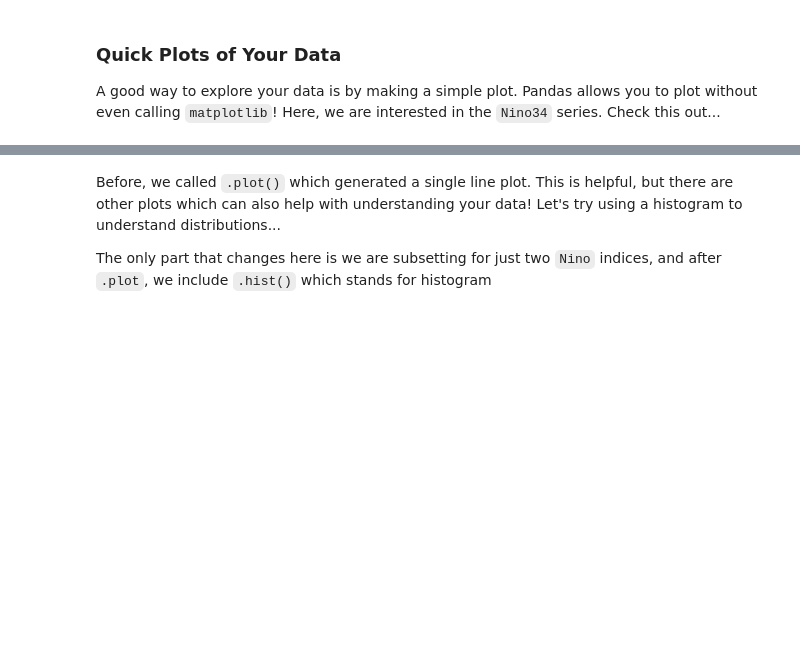
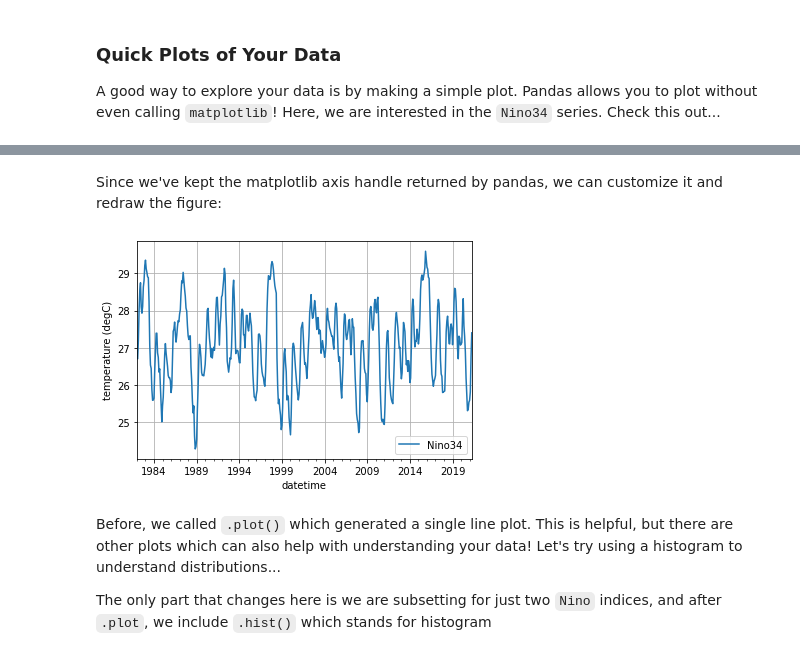
Before and after one commit to phaustin/eosc211_students, a Jupyter notebook: _sources/wk11/pythia_pandas.ipynb, the cells around one changed output, grey strips where cells are left out. Cells and saved outputs as stored; diff of their text form; code cells hidden in the pictures; blank space fills up the shorter version.

```diff
--- a/_sources/wk11/pythia_pandas.ipynb
+++ b/_sources/wk11/pythia_pandas.ipynb
@@ -518,0 +576,2 @@ df.Nino34.plot();
+# %%
+ax0 = df.Nino34.plot(label='Nino34')
@@ -519,3 +580,13 @@ df.Nino34.plot();
+# %% [markdown]
+Since we've kept the matplotlib axis handle returned by pandas, we can customize it and redraw
+the figure:
+# %%
+ax0.set(ylabel='temperature (degC)')
+ax0.grid(True)
+ax0.legend(loc='lower right')
+display(ax0.figure)
+# %% [output]
+[figure, added]
 # %% [markdown]
 Before, we called `.plot()` which generated a single line plot. This is helpful, but there are other plots which can also help with understanding your data! Let's try using a histogram to understand distributions...
 
```
Also changed, not shown: parts of 32 cells of this notebook, 14 other files.
